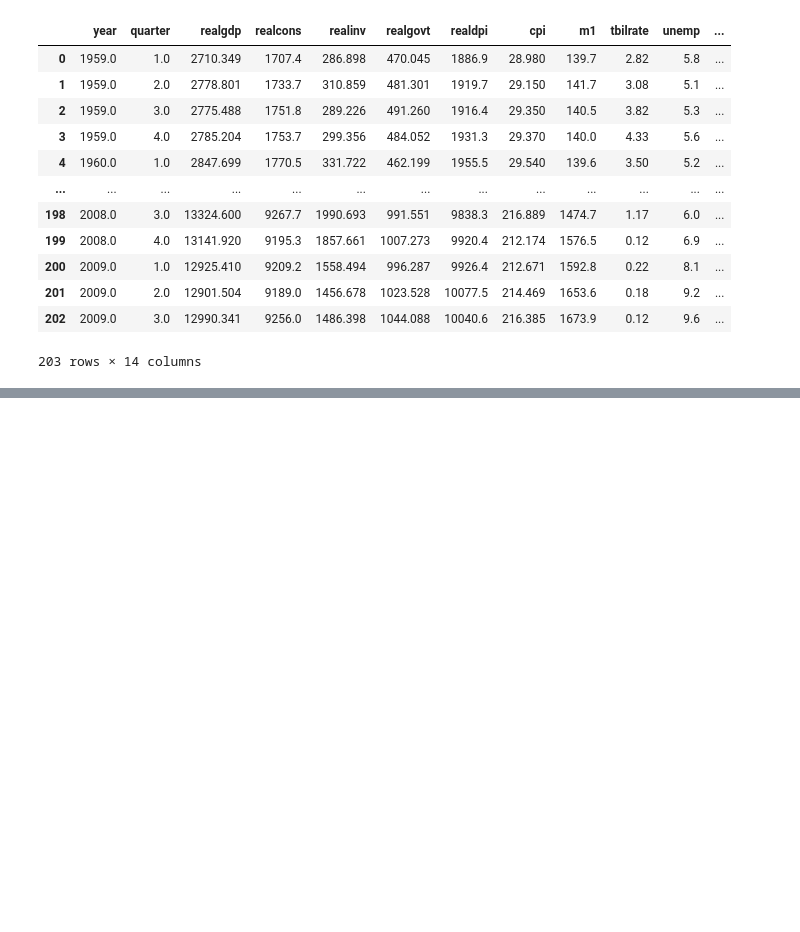
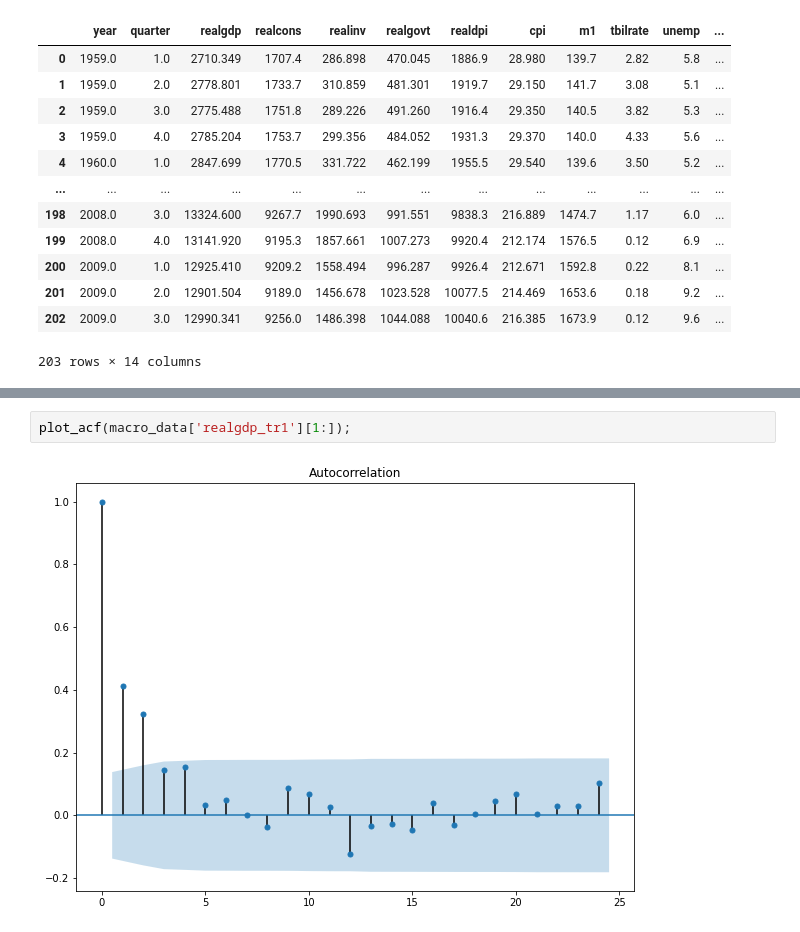
Before and after one commit to thiago2608santana/Analise_Series_Temporais, a Jupyter notebook: SARIMAX.ipynb, the cells around one changed output, grey strips where cells are left out. Drawn from its saved outputs; the diff is of its cells as text; blank space fills up the shorter version.

```diff
--- a/SARIMAX.ipynb
+++ b/SARIMAX.ipynb
@@ -38,0 +89,4 @@ macro_data.data
+# %%
+plot_acf(macro_data['realgdp_tr1'][1:]);
+# %% [output]
+[figure, added]
```
Also changed, not shown: parts of 22 cells of this notebook.
